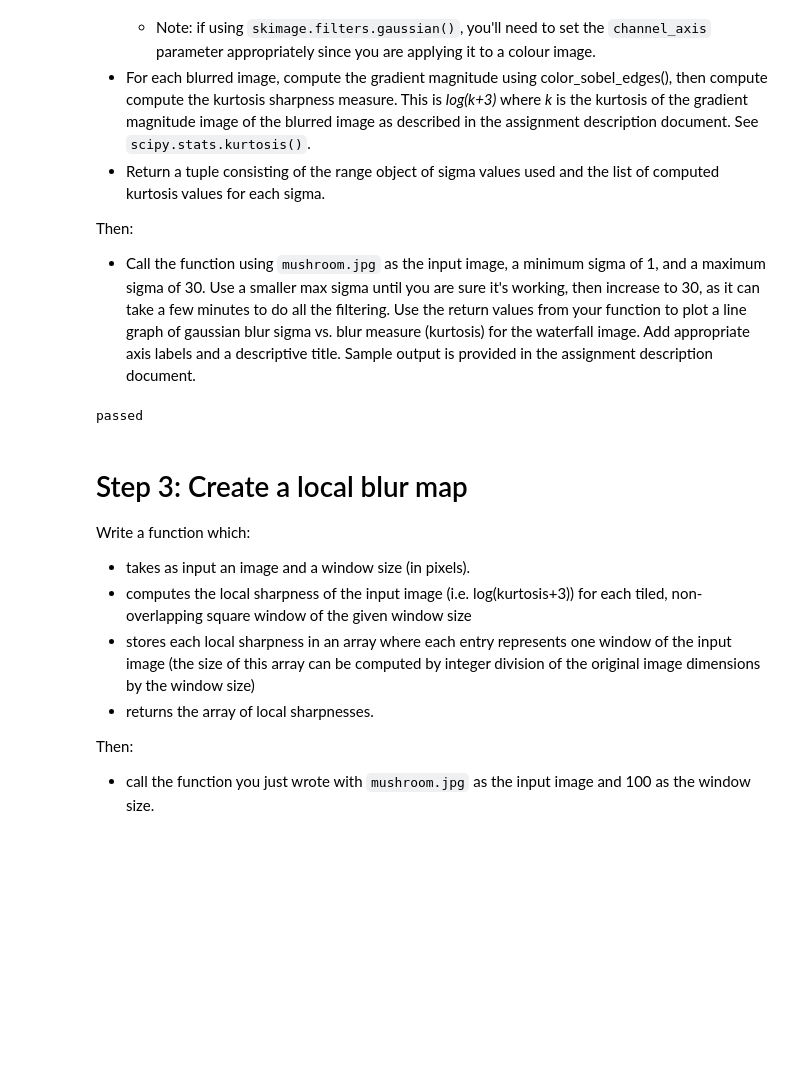
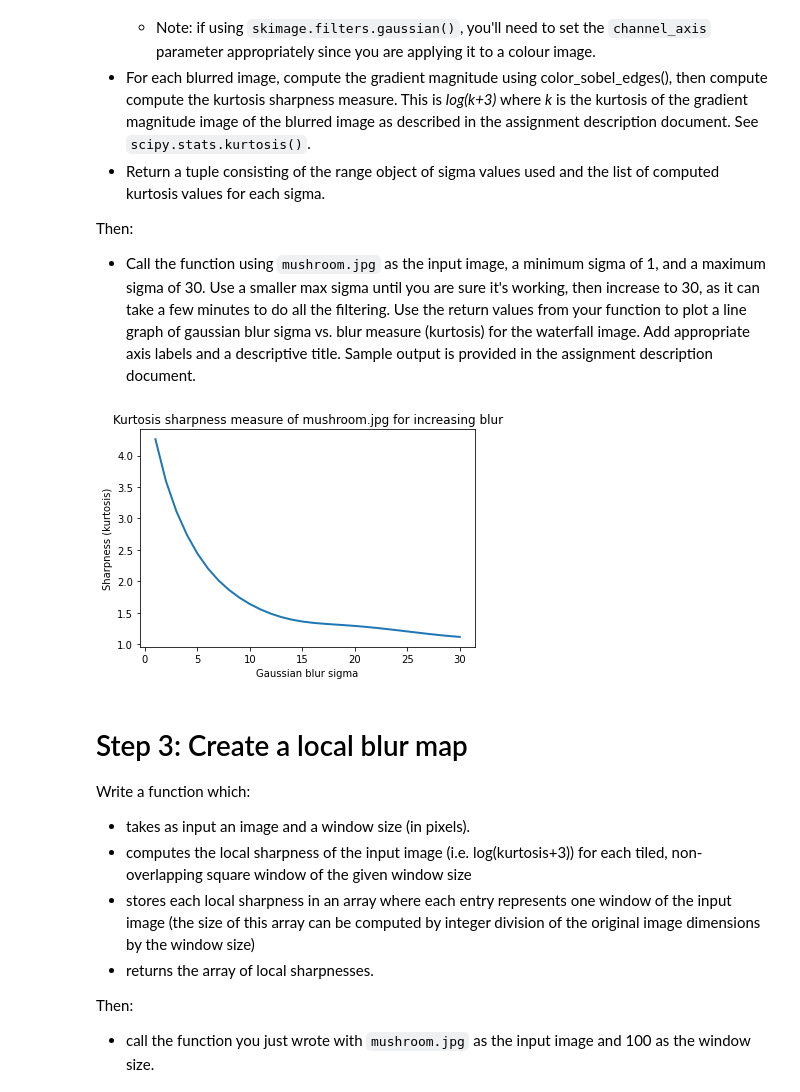
Before and after one commit to Ethan4416/CMPT819, a Jupyter notebook: Assignment2/asn2-q1.ipynb, the cells around one changed output. Saved outputs shown, nothing was run; the diff lists cells and outputs as text; code cells hidden in the pictures; blank space fills up the shorter version.

```diff
--- a/Assignment2/asn2-q1.ipynb
+++ b/Assignment2/asn2-q1.ipynb
@@ -38,14 +38,15 @@ def color_sobel_edges(I, direction = False):
     if I.dtype != np.float64:
         I = util.img_as_float(I)
 
-    Gx = np.stack(sobel_h(I[:,:,c] for c in range(3)), axis=2)
-    Gy = np.stack(sobel_v(I[:,:,c] for c in range(3)), axis=2)
+
+    Gx = np.stack([sobel_h(I[:,:,c]) for c in range(3)], axis=2)
+    Gy = np.stack([sobel_v(I[:,:,c]) for c in range(3)], axis=2)
 
     Gxx = color_dot_product(Gx, Gx)
     Gyy = color_dot_product(Gy, Gy)
     Gxy = color_dot_product(Gx, Gy)
 
-    theta = 0.5*np.atan2(2*Gxy, Gxx-Gyy)
+    theta = 0.5*np.arctan2(2*Gxy, Gxx-Gyy)
     mag = np.sqrt(0.5*((Gxx+Gyy)+(Gxx-Gyy)*np.cos(2*theta))+2*Gxy*np.sin(2*theta))
 
     if direction:
@@ -67,6 +68,9 @@ Then:
 * Call the function using `mushroom.jpg` as the input image, a minimum sigma of 1, and a maximum sigma of 30.  Use a smaller max sigma until you are sure it's working, then increase to 30, as it can take a few minutes to do all the filtering.  Use the return values from your function to plot a line graph of gaussian blur sigma vs. blur measure (kurtosis) for the waterfall image.  Add appropriate axis labels and a descriptive title.  Sample output is provided in the assignment description document.
 # %%
 import scipy.stats as ss
+from skimage.io import imread
+from skimage.filters import gaussian
+
 def test_blur_measure(I, min_sigma: int, max_sigma: int):
     '''
     Finish me!
@@ -80,9 +84,31 @@ def test_blur_measure(I, min_sigma: int, max_sigma: int):
     if min_sigma > max_sigma:
         raise ValueError("min_sigma must be less than or equal to max_sigma")
 
-    for sigma in range(min_sigma, max_sigma):
+    sigmas = range(int(min_sigma), int(max_sigma)+1)
+    vals = []
+    for s in sigmas:
+        noisy = gaussian(I, sigma = s, channel_axis = 2)
+        sobelled = color_sobel_edges(noisy)
+        val = np.log(ss.kurtosis(sobelled.ravel(), fisher=False))
+        vals.append(val)
+
+    return (sigmas, vals)
+
+
+image = imread("mushroom.jpg")
+results = test_blur_measure(image, 1, 30)
-# %% [output]
-passed
+# %%
+import matplotlib.pyplot as plt
+
+plt.figure(figsize=(6,4))
+plt.plot(list(results[0]), results[1], lw=2)
+plt.xlabel("Gaussian blur sigma")
+plt.ylabel("Sharpness (kurtosis)")
+plt.title("Kurtosis sharpness measure of mushroom.jpg for increasing blur")
+plt.grid(False)
+plt.show()
+# %% [output]
+[figure, added]
 # %% [markdown]
 # Step 3:  Create a local blur map
 
```
Also changed, not shown: parts of 6 cells of this notebook.
